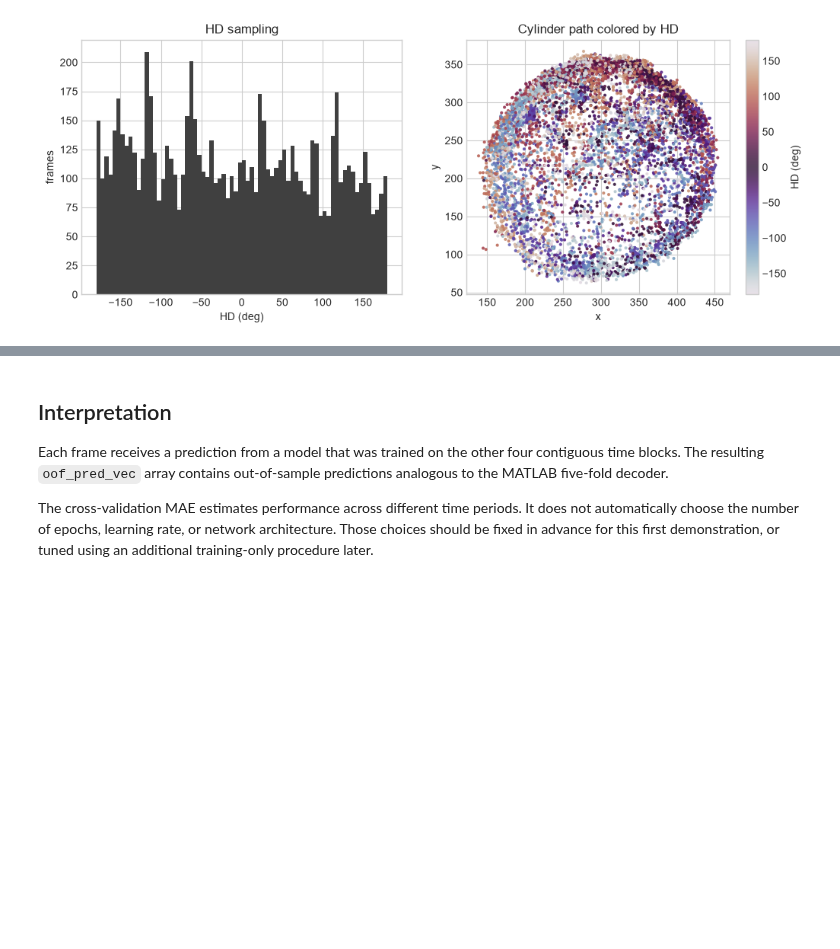
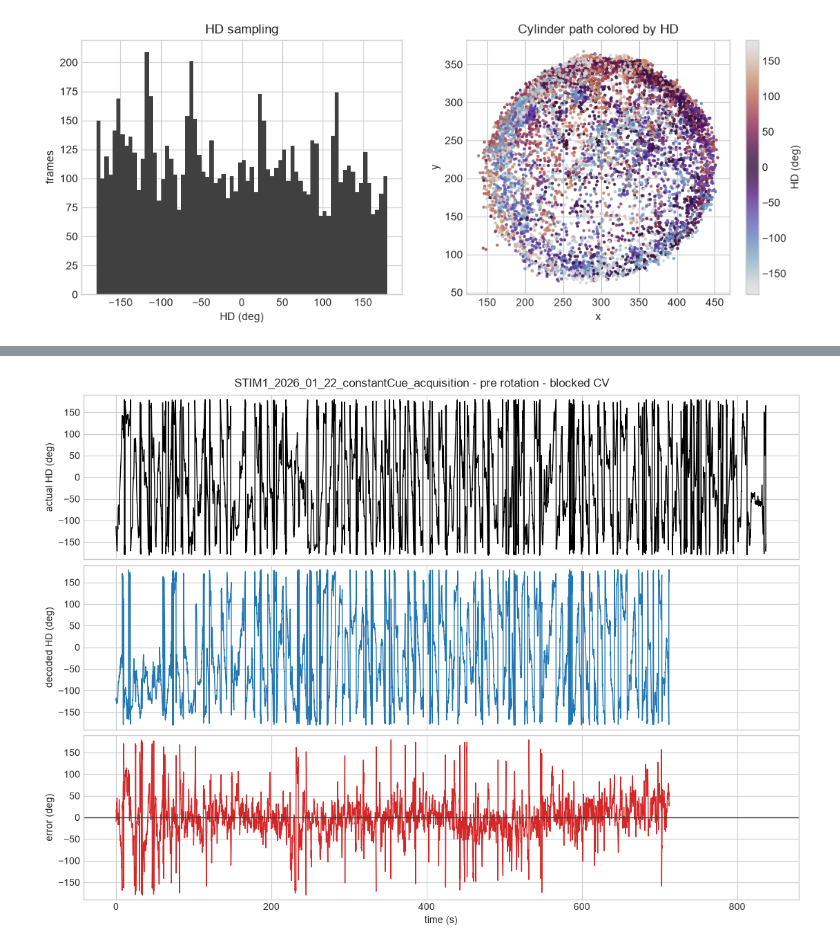
Before and after one commit to ShiyunCMC/RSC_PyTorch_HDDecoding, a Jupyter notebook: notebooks/01c_mlp_hd_decoder_cross_validation.ipynb, the cells around one changed output, grey strips where cells are left out. Saved outputs shown, nothing was run; the diff lists cells and outputs as text; code cells hidden in the pictures; blank space fills up the shorter version.

```diff
--- a/notebooks/01c_mlp_hd_decoder_cross_validation.ipynb
+++ b/notebooks/01c_mlp_hd_decoder_cross_validation.ipynb
@@ -439,20 +508,22 @@ print(f"fold MAE mean +/- SD: {fold_results_df['val_mae_deg'].mean():.1f} +/- {f
 # %%
 t_s = (time_ms - time_ms[0]) / 1000
 
 fig, axes = plt.subplots(3, 1, figsize=(11, 8), sharex=True, constrained_layout=True)
 axes[0].plot(t_s, np.rad2deg(hd), lw=1, color="black")
 axes[0].set_ylabel("actual HD (deg)")
 axes[0].set_ylim(-190, 190)
 
 axes[1].plot(t_s, np.rad2deg(pred_hd), lw=1, color="tab:blue")
 axes[1].set_ylabel("decoded HD (deg)")
 axes[1].set_ylim(-190, 190)
 
-axes[2].plot(t_s, np.rad2deg(err), lw=1, color="tab:red")
+axes[2].plot(t_s[oof_mask], np.rad2deg(oof_err), lw=1, color="tab:red")
 axes[2].axhline(0, color="0.2", lw=1)
 axes[2].set_ylabel("error (deg)")
 axes[2].set_xlabel("time (s)")
 axes[2].set_ylim(-190, 190)
 
 fig.suptitle(f"{SESSION_NAME} - {WINDOW_NAMES[WINDOW_INDEX]} - blocked CV")
 plt.show()
+# %% [output]
+[figure, added]
@@ -475,6 +529,0 @@ plt.show()
-# %% [markdown]
-## Interpretation
-
-Each frame receives a prediction from a model that was trained on the other four contiguous time blocks. The resulting `oof_pred_vec` array contains out-of-sample predictions analogous to the MATLAB five-fold decoder.
-
-The cross-validation MAE estimates performance across different time periods. It does not automatically choose the number of epochs, learning rate, or network architecture. Those choices should be fixed in advance for this first demonstration, or tuned using an additional training-only procedure later.
```
Also changed, not shown: parts of 22 cells of this notebook, 4 other files.
